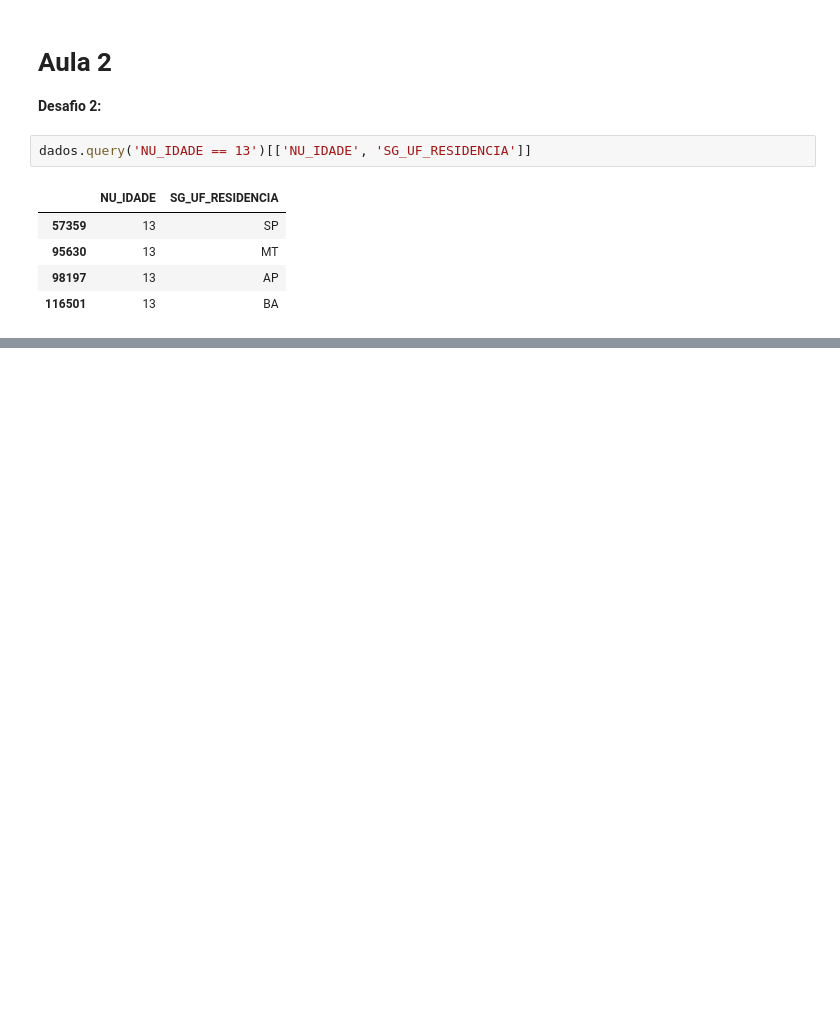
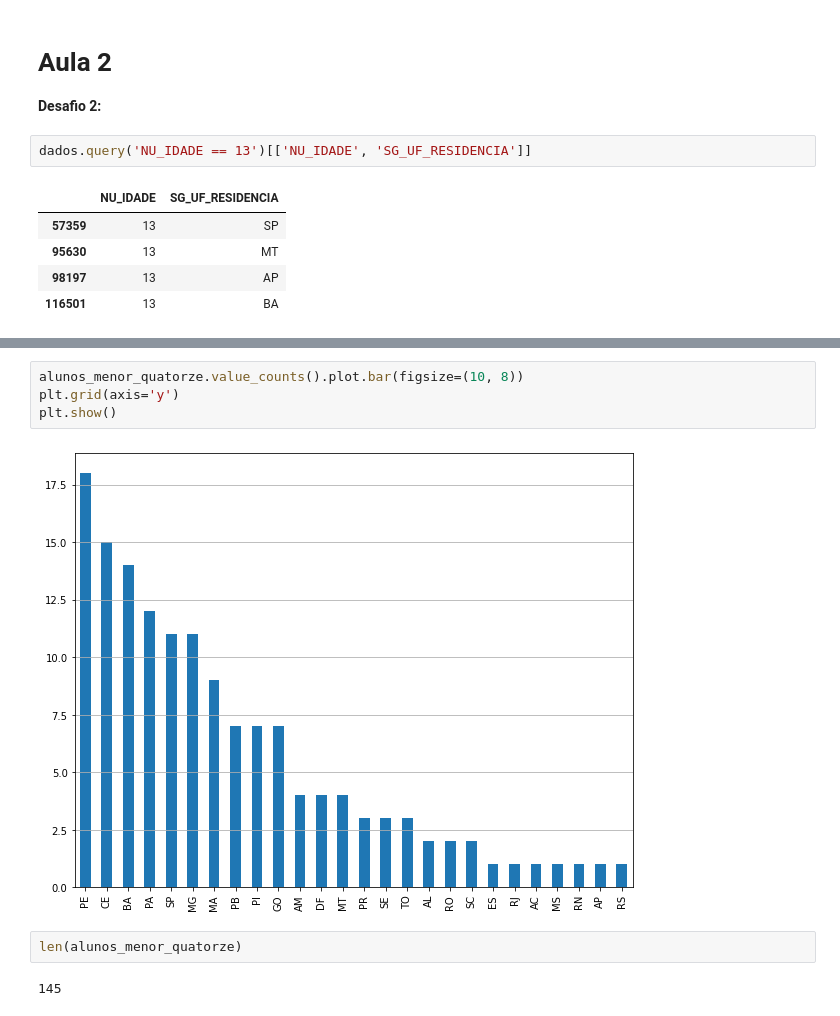
Before and after one commit to myke-oliveira/alura-imersao-dados-2, a Jupyter notebook: aula-1.ipynb, the cells around one changed output, grey strips where cells are left out. Cells and saved outputs as stored; diff of their text form; blank space fills up the shorter version.

```diff
--- a/aula-1.ipynb
+++ b/aula-1.ipynb
@@ -345,0 +314,10 @@ plt.show()
+# %%
+alunos_menor_quatorze.value_counts().plot.bar(figsize=(10, 8))
+plt.grid(axis='y')
+plt.show()
+# %% [output]
+[figure, added]
+# %%
+len(alunos_menor_quatorze)
+# %% [output]
+145
```
Also changed, not shown: parts of 65 cells of this notebook.
